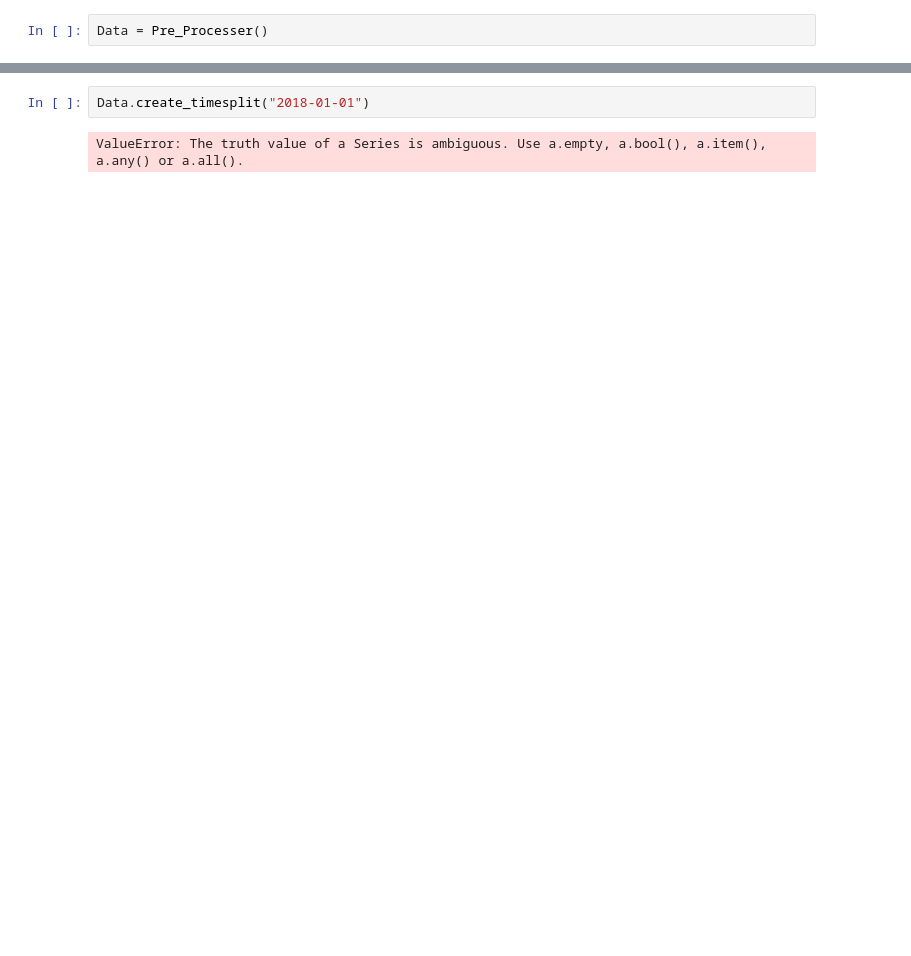
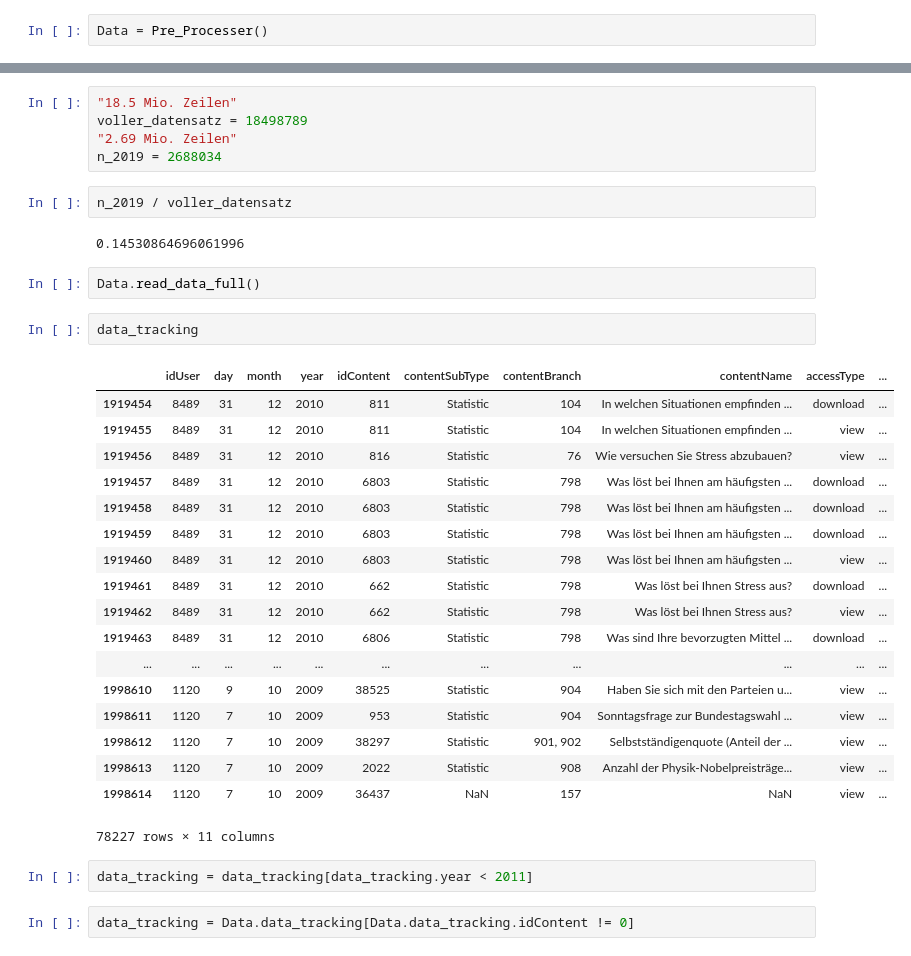
Before and after one commit to Maximilianwte/MatrixFactorization, a Jupyter notebook: Recommender Systems_Pre-Processing_v2.0.ipynb, the cells around one changed output, grey strips where cells are left out. Drawn from its saved outputs; the diff is of its cells as text; blank space fills up the shorter version.

```diff
--- a/Recommender Systems_Pre-Processing_v2.0.ipynb
+++ b/Recommender Systems_Pre-Processing_v2.0.ipynb
@@ -160,4 +121,36 @@ Data.sparsity_ofdata
-# %%
-Data.create_timesplit("2018-01-01")
-# %% [output]
-ValueError: The truth value of a Series is ambiguous. Use a.empty, a.bool(), a.item(), a.any() or a.all().
+# %%
+"18.5 Mio. Zeilen"
+voller_datensatz = 18498789
+"2.69 Mio. Zeilen"
+n_2019 = 2688034
+# %%
+n_2019 / voller_datensatz
+# %% [output]
+0.14530864696061996
+# %%
+Data.read_data_full()
+# %%
+data_tracking
+# %% [output]
+|  | idUser | day | month | year | idContent | contentSubType | contentBranch | contentName | accessType | ... |
+| 1919454 | 8489 | 31 | 12 | 2010 | 811 | Statistic | 104 | In welchen Situationen empfinden ... | download | ... |
+| 1919455 | 8489 | 31 | 12 | 2010 | 811 | Statistic | 104 | In welchen Situationen empfinden ... | view | ... |
+| 1919456 | 8489 | 31 | 12 | 2010 | 816 | Statistic | 76 | Wie versuchen Sie Stress abzubauen? | view | ... |
+| 1919457 | 8489 | 31 | 12 | 2010 | 6803 | Statistic | 798 | Was löst bei Ihnen am häufigsten ... | download | ... |
+| 1919458 | 8489 | 31 | 12 | 2010 | 6803 | Statistic | 798 | Was löst bei Ihnen am häufigsten ... | download | ... |
+| 1919459 | 8489 | 31 | 12 | 2010 | 6803 | Statistic | 798 | Was löst bei Ihnen am häufigsten ... | download | ... |
+| 1919460 | 8489 | 31 | 12 | 2010 | 6803 | Statistic | 798 | Was löst bei Ihnen am häufigsten ... | view | ... |
+| 1919461 | 8489 | 31 | 12 | 2010 | 662 | Statistic | 798 | Was löst bei Ihnen Stress aus? | download | ... |
+| 1919462 | 8489 | 31 | 12 | 2010 | 662 | Statistic | 798 | Was löst bei Ihnen Stress aus? | view | ... |
+| 1919463 | 8489 | 31 | 12 | 2010 | 6806 | Statistic | 798 | Was sind Ihre bevorzugten Mittel ... | download | ... |
+| ... | ... | ... | ... | ... | ... | ... | ... | ... | ... | ... |
+| 1998610 | 1120 | 9 | 10 | 2009 | 38525 | Statistic | 904 | Haben Sie sich mit den Parteien u... | view | ... |
+| 1998611 | 1120 | 7 | 10 | 2009 | 953 | Statistic | 904 | Sonntagsfrage zur Bundestagswahl ... | view | ... |
+| 1998612 | 1120 | 7 | 10 | 2009 | 38297 | Statistic | 901, 902 | Selbstständigenquote (Anteil der ... | view | ... |
+| 1998613 | 1120 | 7 | 10 | 2009 | 2022 | Statistic | 908 | Anzahl der Physik-Nobelpreisträge... | view | ... |
+| 1998614 | 1120 | 7 | 10 | 2009 | 36437 | NaN | 157 | NaN | view | ... |
+78227 rows × 11 columns
+# %%
+data_tracking = data_tracking[data_tracking.year < 2011]
+# %%
+data_tracking = Data.data_tracking[Data.data_tracking.idContent != 0]
```
Also changed, not shown: parts of 18 cells of this notebook.
